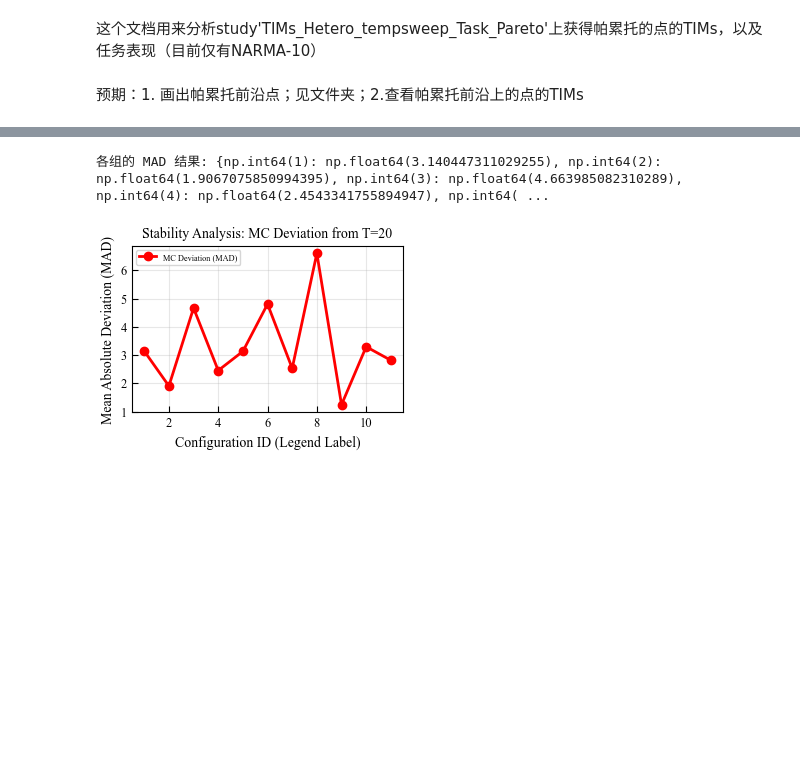
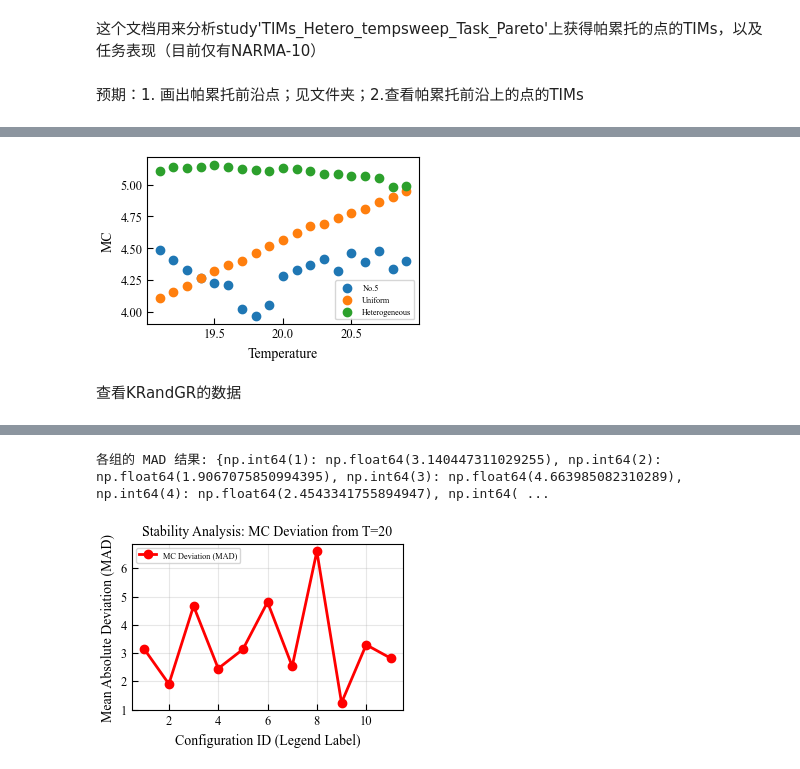
Before and after one commit to VvvpC/spnc_TIMs_heterogeneous, a Jupyter notebook: Analysis/Paretofront_points_TIMs_task.ipynb, the cells around one changed output, grey strips where cells are left out. Saved outputs shown, nothing was run; the diff lists cells and outputs as text; code cells hidden in the pictures; blank space fills up the shorter version.

```diff
--- a/Analysis/Paretofront_points_TIMs_task.ipynb
+++ b/Analysis/Paretofront_points_TIMs_task.ipynb
@@ -135,0 +176,35 @@ plt.show()
+# %%
+# 看看TIMs_Hetero_tempsweep_Task_Pareto中的储层的MC与thermal stability中的uniform和heterogeneous的MC比较
+filename = '../paretofront_points_TIMs_NARMA10/result_MC_heterogeneous_11_n5_sr20to30_w0.27-0.13-0.34-0.033-0.22_tr19.03to21.08s0.1_bs20_bt20.0_temp_sweep.csv'
+
+df_TIMs_Hetero_n5 = pd.read_csv(filename)
+plt.figure(figsize=plot_style_config.get_figsize('single'))
+plt.scatter(
+    df_TIMs_Hetero_n5['temp'],
+    df_TIMs_Hetero_n5['MC'],
+    label='No.5',
+    marker='o',
+    linewidth=1
+)
+plt.scatter(
+    df_uniform['temp'],
+    df_uniform['MC'],
+    label='Uniform',
+    marker='o',
+    linewidth=1
+)
+plt.scatter(
+    df_heterogeneous['temp'],
+    df_heterogeneous['MC'],
+    label='Heterogeneous',
+    marker='o',
+    linewidth=1
+)
+plt.xlabel('Temperature')
+plt.ylabel('MC')
+plt.legend()
+plt.show()
+# %% [output]
+[figure, added]
+# %% [markdown]
+查看KRandGR的数据
```
Also changed, not shown: parts of 7 cells of this notebook, 3 other files.
